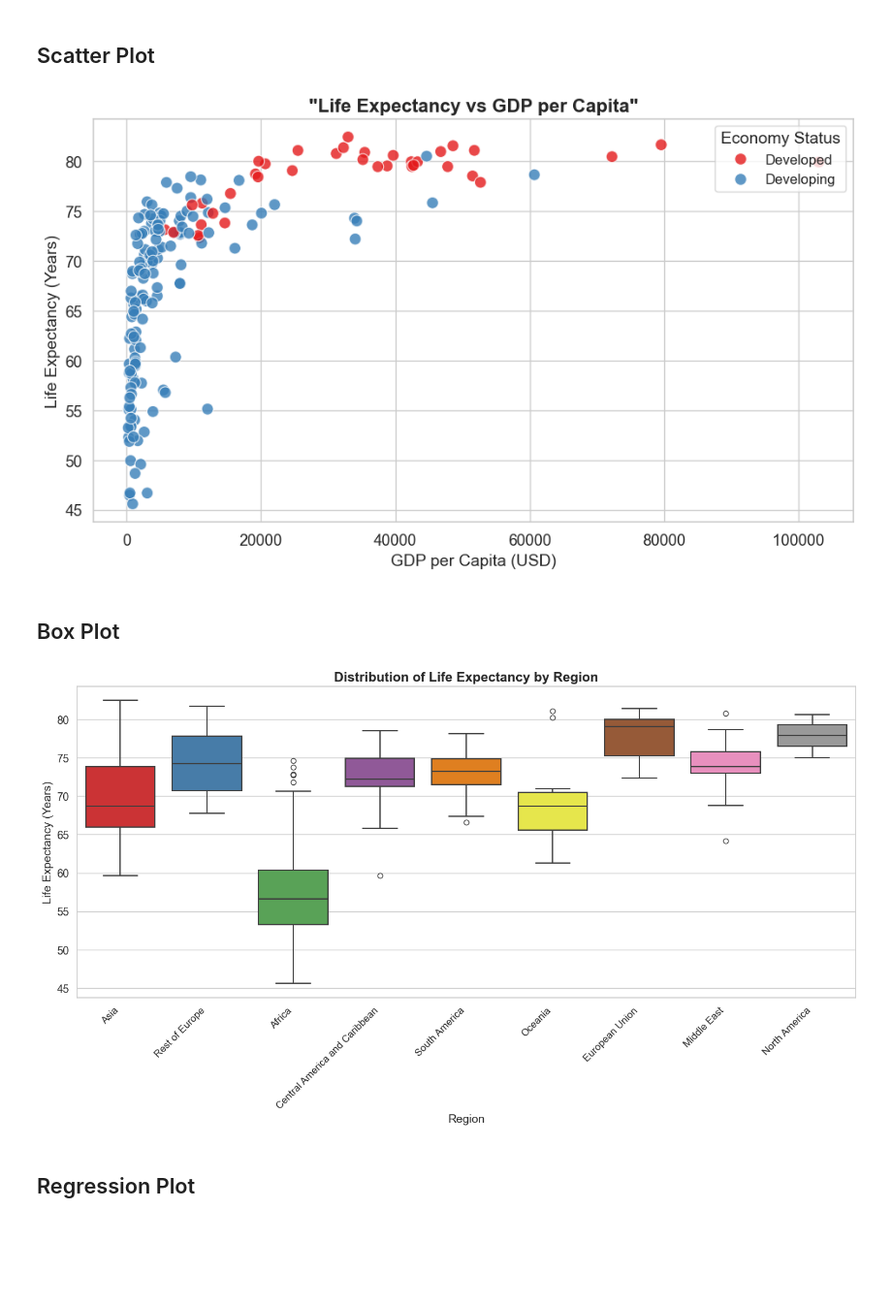
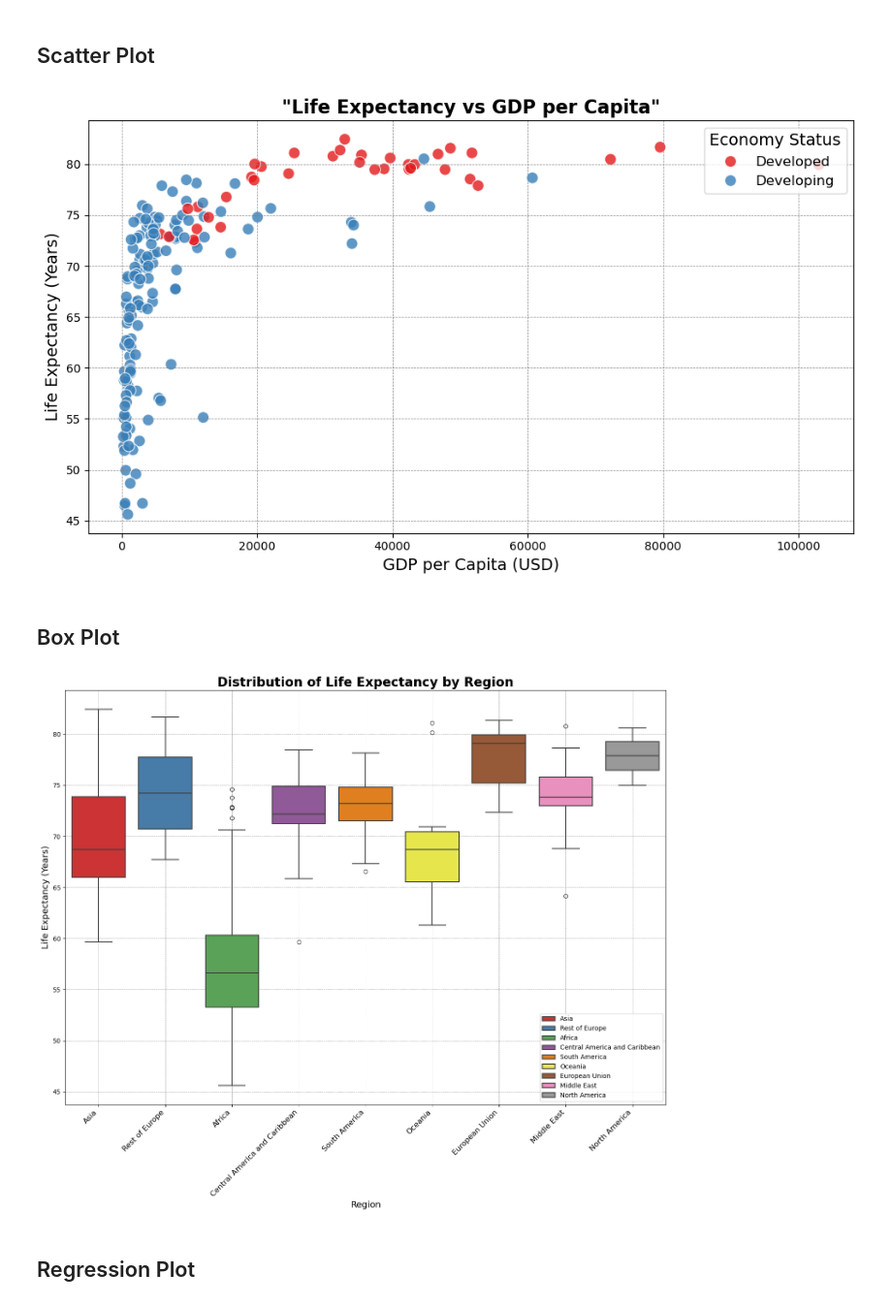
Before and after one commit to asadshehzed/LifeLens--Clustering-Fitting, a Jupyter notebook: Clustering and Fitting.ipynb, the cells around one changed output. Shown at 97% size. Drawn from its saved outputs; the diff is of its cells as text; code cells hidden in the pictures; blank space fills up the shorter version.

```diff
--- a/Clustering and Fitting.ipynb
+++ b/Clustering and Fitting.ipynb
@@ -144,6 +144,7 @@ def scatter_plot(data, x, y, title, xlabel, ylabel, hue, legend_title):
     plt.title(title, fontsize=16, fontweight='bold')
     plt.xlabel(xlabel, fontsize=14)
     plt.ylabel(ylabel, fontsize=14)
+    plt.grid(color='gray', linestyle='--', linewidth=0.5)
     plt.tight_layout()
     plt.show()
 
@@ -152,39 +153,41 @@ scatter_plot(df, x='GDP_per_capita', y='Life_expectancy',
               xlabel='GDP per Capita (USD)', ylabel='Life Expectancy (Years)',
               hue='Economy_status', legend_title='Economy Status')
 # %% [output]
-[figure, old version]
+[figure, new version]
 # %% [markdown]
 ## Box Plot
 # %%
 def box_plot(data, title, xlabel, ylabel):
     """
     Plots a boxplot with customizable title and labels.
     """
-    plt.figure(figsize=(14, 8))
+    plt.figure(figsize=(14, 12))
 
     # Create the boxplot
     boxplot = sns.boxplot(
         data=data,
         x='Region',
         y='Life_expectancy',
         hue='Region',
         palette="Set1",
         linewidth=1.5,
-        legend=False
+        legend=True
     )
 
-    plt.title(title, fontsize=16, fontweight='bold')
+    plt.title(title, fontsize=20, fontweight='bold')
     plt.xlabel(xlabel, fontsize=14)
     plt.ylabel(ylabel, fontsize=14)
     plt.xticks(rotation=45, ha='right', fontsize=12)
+    plt.legend(loc='lower right')
+    plt.grid(color='gray', linestyle='--', linewidth=0.5)
     plt.tight_layout()
     plt.show()
 
 
 box_plot(df, title="Distribution of Life Expectancy by Region",
         xlabel="Region", ylabel="Life Expectancy (Years)")
 # %% [output]
-[figure, old version]
+[figure, new version]
 # %% [markdown]
 ## Regression Plot
 # %%
```
Also changed, not shown: parts of 5 cells of this notebook.
